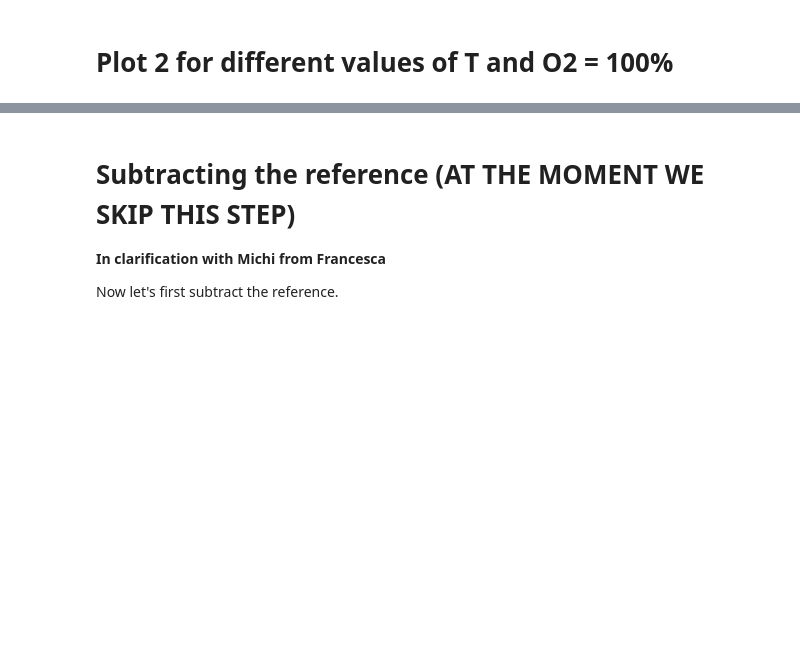
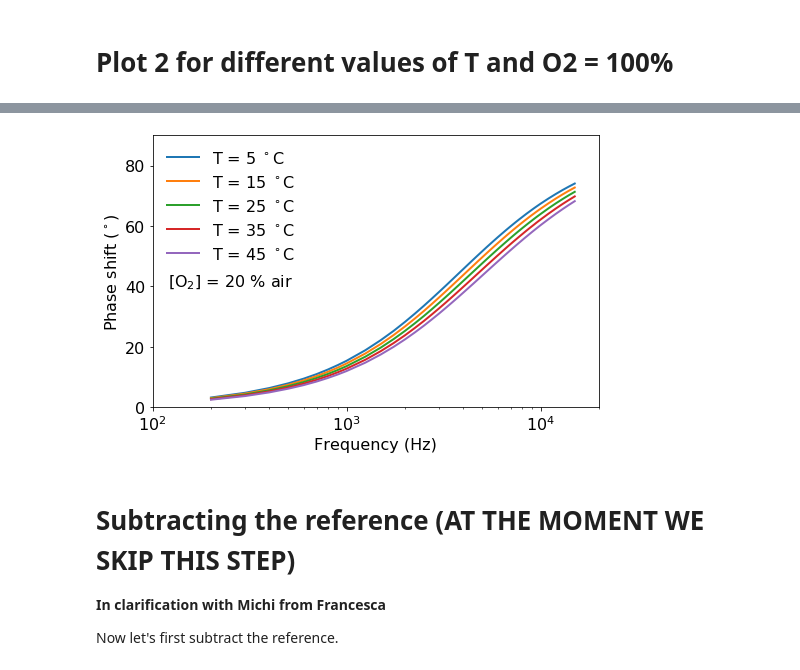
Before and after one commit to michelucci/O2T-Real-Data-Paper, a Jupyter notebook: notebooks/o2t_data_preparation_v2_0.ipynb, the cells around one changed output, grey strips where cells are left out. Saved outputs shown, nothing was run; the diff lists cells and outputs as text; code cells hidden in the pictures; blank space fills up the shorter version.

```diff
--- a/notebooks/o2t_data_preparation_v2_0.ipynb
+++ b/notebooks/o2t_data_preparation_v2_0.ipynb
@@ -300,4 +314,22 @@ The PostScript backend does not support transparency; partially transparent arti
 [figure]
+# %%
+fig = plt.figure(figsize = (8,5))
+plt.plot(x,-df_21, label = 'T = 5 $^\circ$C', linewidth = 2)
+plt.plot(x,-df_22, label = 'T = 15 $^\circ$C', linewidth = 2)
+plt.plot(x,-df_23, label = 'T = 25 $^\circ$C', linewidth = 2)
+plt.plot(x,-df_24, label = 'T = 35 $^\circ$C', linewidth = 2)
+plt.plot(x,-df_25, label = 'T = 45 $^\circ$C', linewidth = 2)
+plt.text (120,40, '[O$_2$] = 20 % air', fontsize = 16)
+plt.tick_params(labelsize=16)
+plt.legend(fontsize = 16, frameon=False)
+plt.ylim(0, 90)
+plt.xlim(100, 20000)
+plt.xlabel('Frequency (Hz)', fontsize = 16)
+plt.ylabel('Phase shift ($^\circ$)', fontsize = 16)
+plt.xscale('log')
+fig.savefig('../paper/expdata2.eps')
+# %% [output]
+[figure, added]
 # %% [markdown]
 # Subtracting the reference (AT THE MOMENT WE SKIP THIS STEP)
 
```
Also changed, not shown: parts of 5 cells of this notebook, 5 other files.
